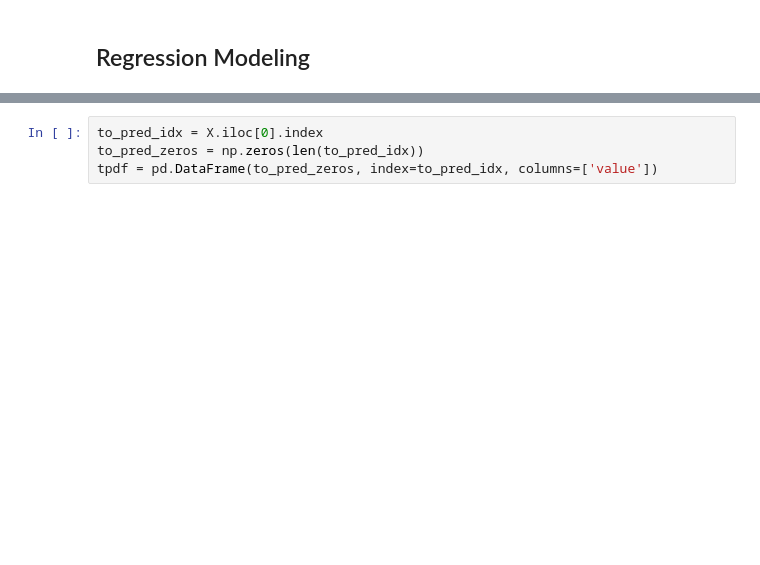
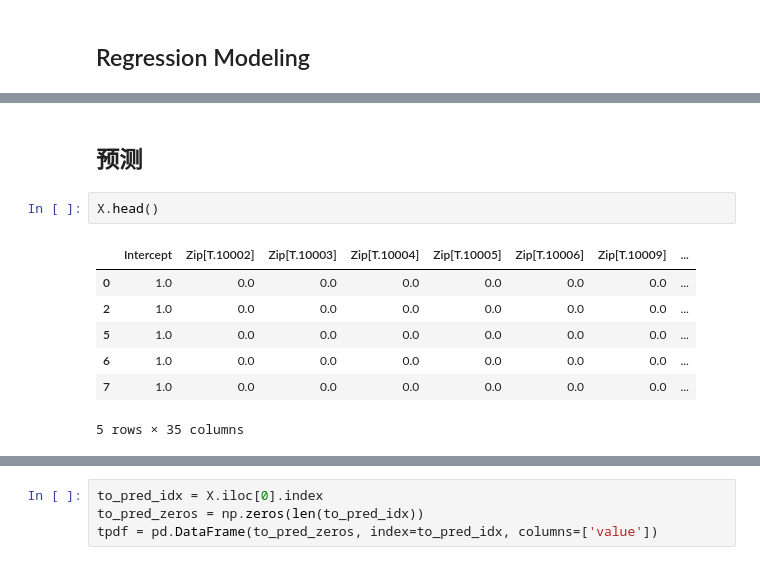
Before and after one commit to palanceli/Python-Machine-Learning-Blueprints, a Jupyter notebook: Chapter 02/Python Machine Learning Blueprints Ch. 2.ipynb, the cells around one changed output, grey strips where cells are left out. Drawn from its saved outputs; the diff is of its cells as text; blank space fills up the shorter version.

```diff
--- a/Chapter 02/Python Machine Learning Blueprints Ch. 2.ipynb
+++ b/Chapter 02/Python Machine Learning Blueprints Ch. 2.ipynb
@@ -644,2 +680,14 @@ print(results.summary())
+# %% [markdown]
+## 预测
+# %%
+X.head()
+# %% [output]
+|  | Intercept | Zip[T.10002] | Zip[T.10003] | Zip[T.10004] | Zip[T.10005] | Zip[T.10006] | Zip[T.10009] | ... |
+| 0 | 1.0 | 0.0 | 0.0 | 0.0 | 0.0 | 0.0 | 0.0 | ... |
+| 2 | 1.0 | 0.0 | 0.0 | 0.0 | 0.0 | 0.0 | 0.0 | ... |
+| 5 | 1.0 | 0.0 | 0.0 | 0.0 | 0.0 | 0.0 | 0.0 | ... |
+| 6 | 1.0 | 0.0 | 0.0 | 0.0 | 0.0 | 0.0 | 0.0 | ... |
+| 7 | 1.0 | 0.0 | 0.0 | 0.0 | 0.0 | 0.0 | 0.0 | ... |
+5 rows × 35 columns
 # %%
 results.params
```
Also changed, not shown: parts of 13 cells of this notebook.
